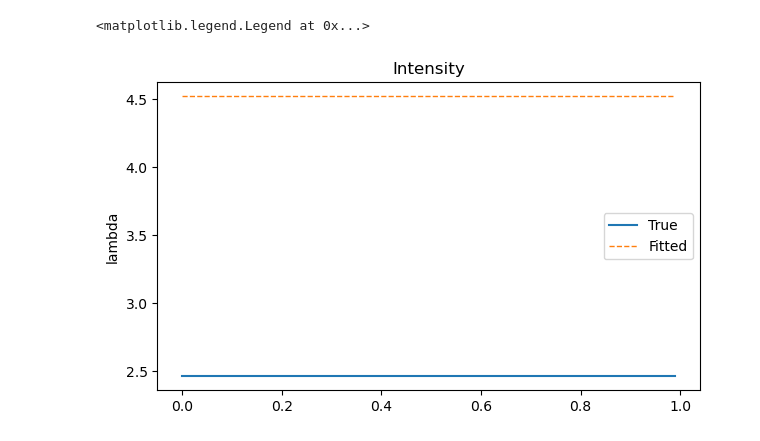
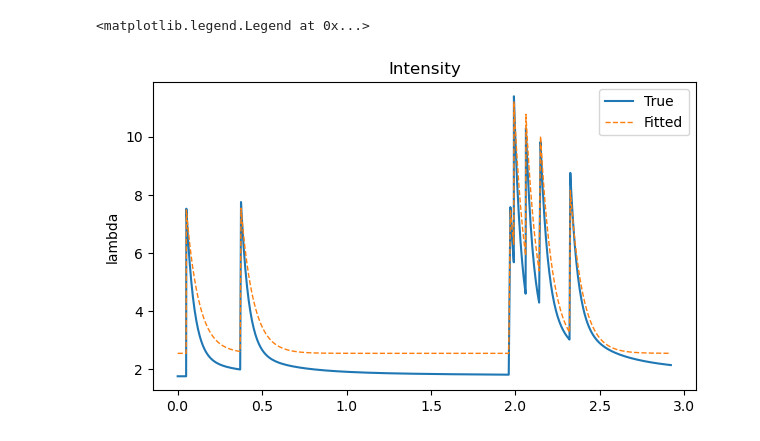
Before and after one commit to Simbold/HawkesPyLib, a Jupyter notebook: Examples/SimpleExample.ipynb, the cells around one changed output. Saved outputs shown, nothing was run; the diff lists cells and outputs as text; code cells hidden in the pictures.

```diff
--- a/Examples/SimpleExample.ipynb
+++ b/Examples/SimpleExample.ipynb
@@ -86,21 +86,21 @@ Estimated eta: 0.63, vs. simulated eta: 0.8
 # %%
 # compute the estimated and the true intensity
 step_size = 0.01
 intensity_true = PowlawEstimator.intensity(step_size)
 intensity_fitted = ExpoEstimator.intensity(step_size)
 
 # plot intensity
 fig, ax = plt.subplots(1, figsize=(7, 4))
-end = 100
+end = 300
 start = 0
 ax.plot(intensity_true[start:end, 0], intensity_true[start:end, 1], label="True")
 ax.plot(intensity_fitted[start:end:, 0], intensity_fitted[start:end, 1], label="Fitted", linewidth=1, linestyle="dashed")
 ax.set_title("Intensity")
 ax.set_ylabel("lambda")
 ax.legend()
 # %% [output]
 <matplotlib.legend.Legend at 0x...>
-[figure, old version]
+[figure, new version]
 # %%
 # compute the memory kernel values
 times = np.linspace(0, 0.5, 10**2)
```
Also changed, not shown: parts of 7 cells of this notebook, 12 other files.
